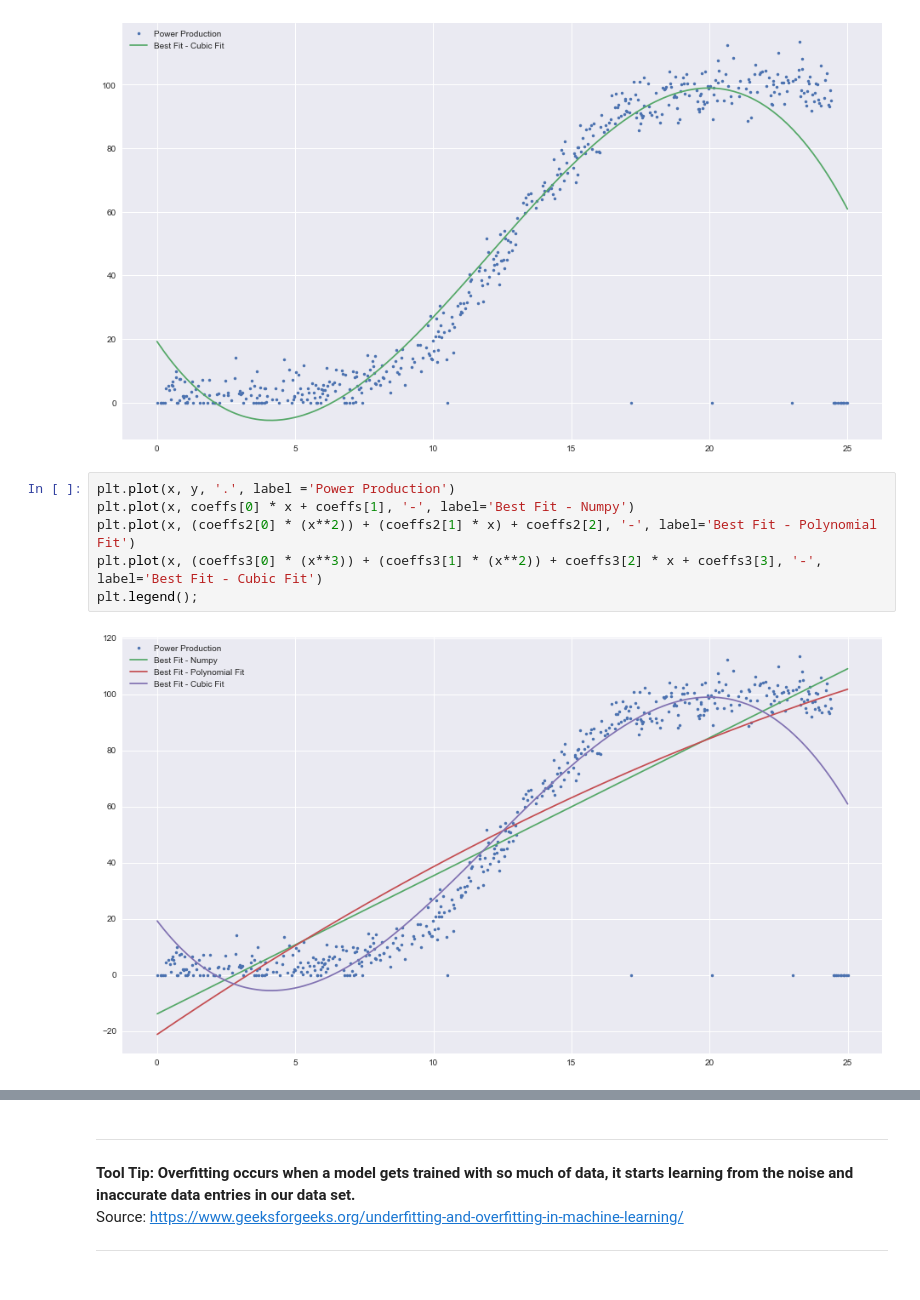
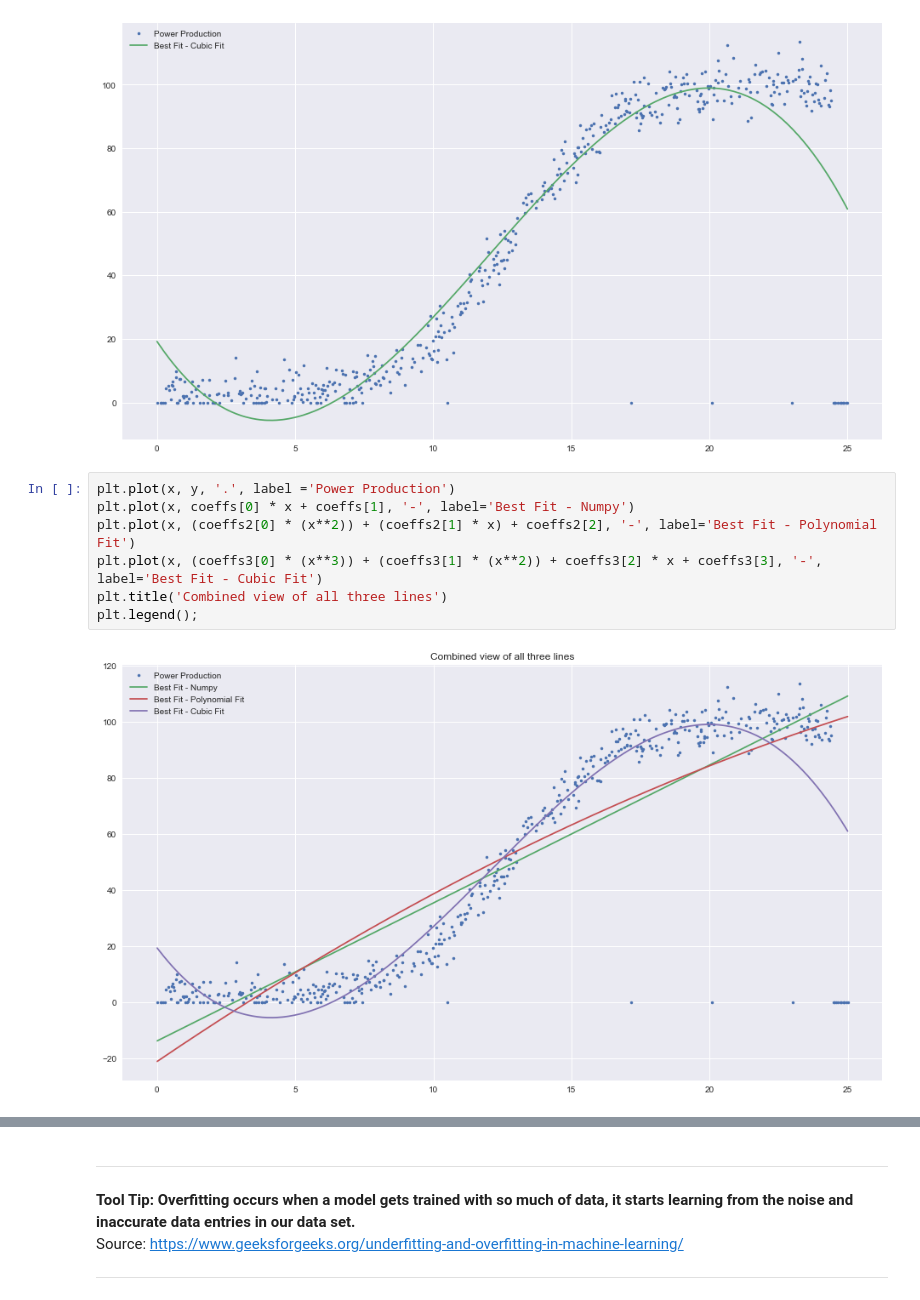
Before and after one commit to jonkavana/FODA---Project-2021, a Jupyter notebook: Fundamentals of Data Analytics Project 2020.ipynb, the cells around one changed output, grey strips where cells are left out. Drawn from its saved outputs; the diff is of its cells as text.

```diff
--- a/Fundamentals of Data Analytics Project 2020.ipynb
+++ b/Fundamentals of Data Analytics Project 2020.ipynb
@@ -359,11 +384,12 @@ plt.legend();
 # %%
 plt.plot(x, y, '.', label ='Power Production')
 plt.plot(x, coeffs[0] * x + coeffs[1], '-', label='Best Fit - Numpy')
 plt.plot(x, (coeffs2[0] * (x**2)) + (coeffs2[1] * x) + coeffs2[2], '-', label='Best Fit - Polynomial Fit')
 plt.plot(x, (coeffs3[0] * (x**3)) + (coeffs3[1] * (x**2)) + coeffs3[2] * x + coeffs3[3], '-', label='Best Fit - Cubic Fit')
+plt.title('Combined view of all three lines')
 plt.legend();
 # %% [output]
-[figure, old version]
+[figure, new version]
 # %% [markdown]
 Some of the material that has been produced in the code above has been lifted from the following sources:
 https://numpy.org/doc/stable/reference/generated/numpy.polyfit.html
```
Also changed, not shown: parts of 17 cells of this notebook.
